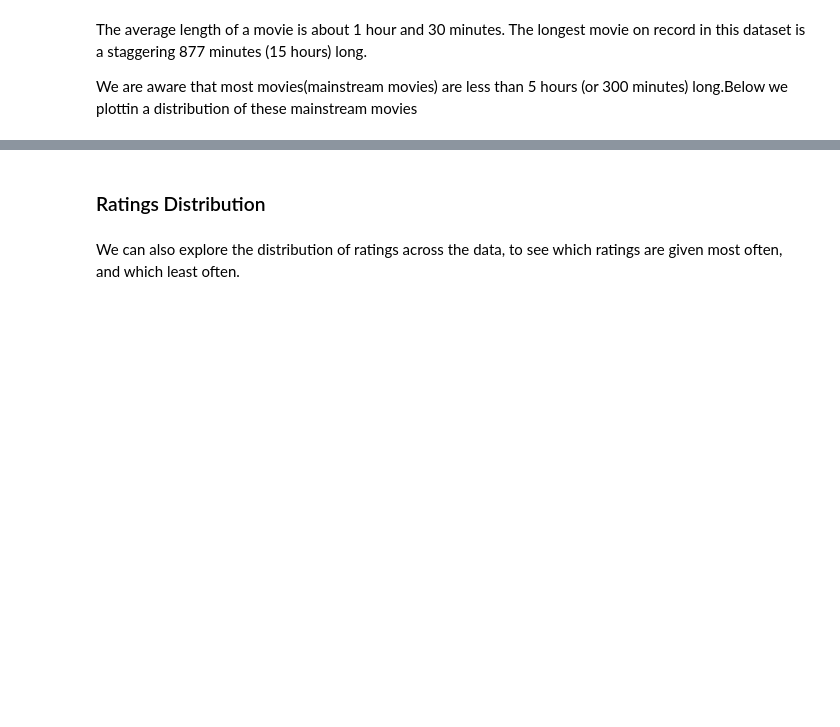
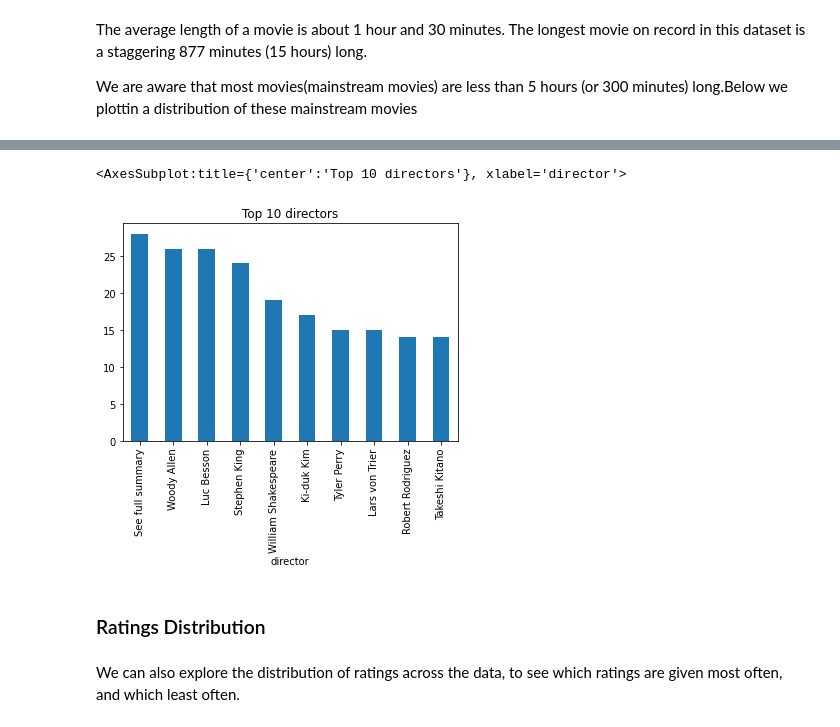
Before and after one commit to Reneilwe-tech/unsupervised-predict-streamlit-template, a Jupyter notebook: Team JS1 Unsupervised Learning Notebook.ipynb, the cells around one changed output, grey strips where cells are left out. Cells and saved outputs as stored; diff of their text form; code cells hidden in the pictures; blank space fills up the shorter version.

```diff
--- a/Team JS1 Unsupervised Learning Notebook.ipynb
+++ b/Team JS1 Unsupervised Learning Notebook.ipynb
@@ -197,0 +363,3 @@ The graph shows us that a majority of the movies in this database (over 25000!)
+# %%
+top_ten_directors = df_imdb.groupby('director').size().sort_values(ascending=False)[:10]
+top_ten_directors
@@ -198,3 +379,8 @@ The graph shows us that a majority of the movies in this database (over 25000!)
+# %%
+top_ten_directors.plot(kind="bar",title="Top 10 directors",label="count")
+# %% [output]
+<AxesSubplot:title={'center':'Top 10 directors'}, xlabel='director'>
+[figure, added]
 # %% [markdown]
 ### Ratings Distribution
 # %% [markdown]
```
Also changed, not shown: parts of 45 cells of this notebook.
